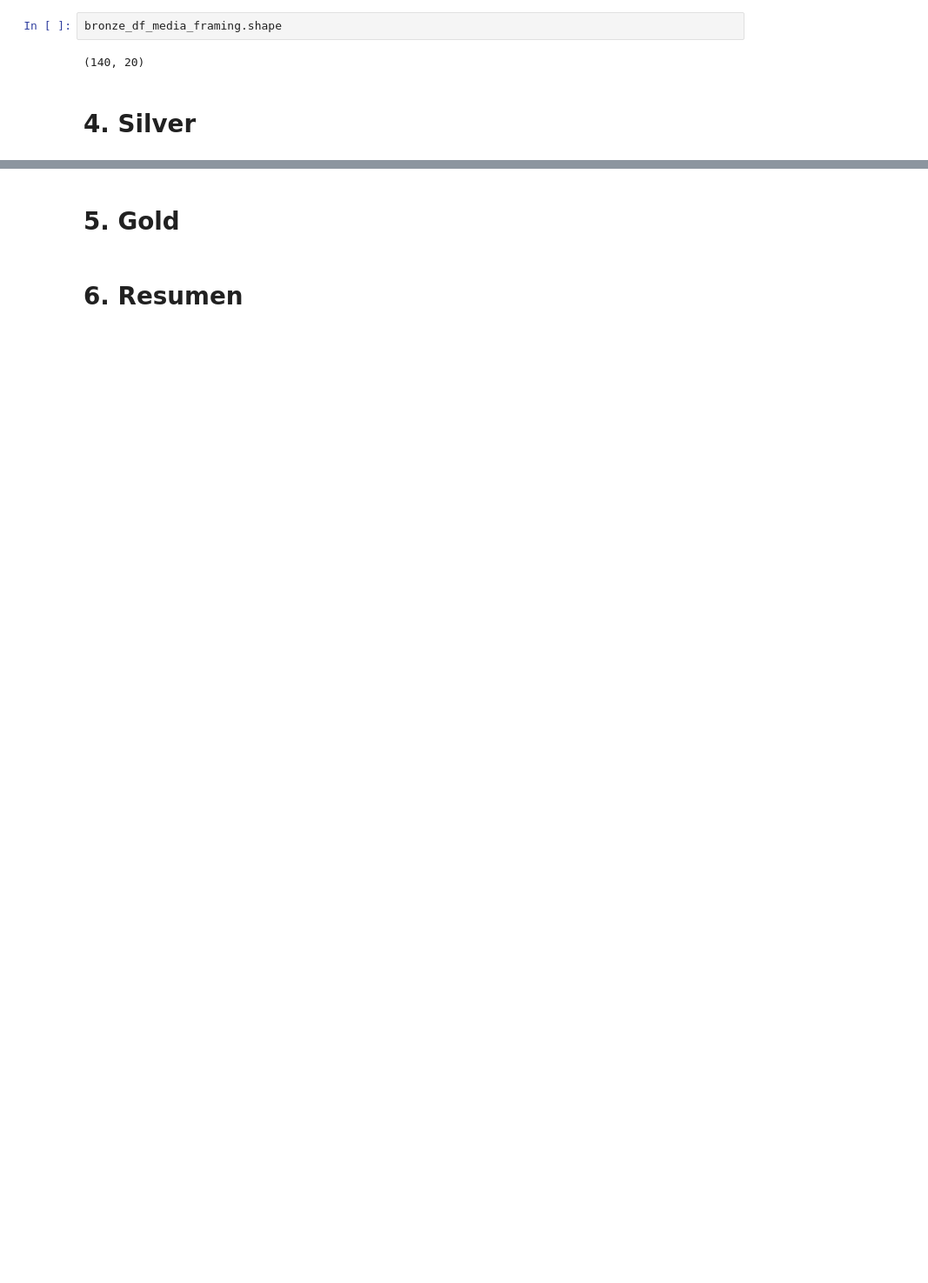
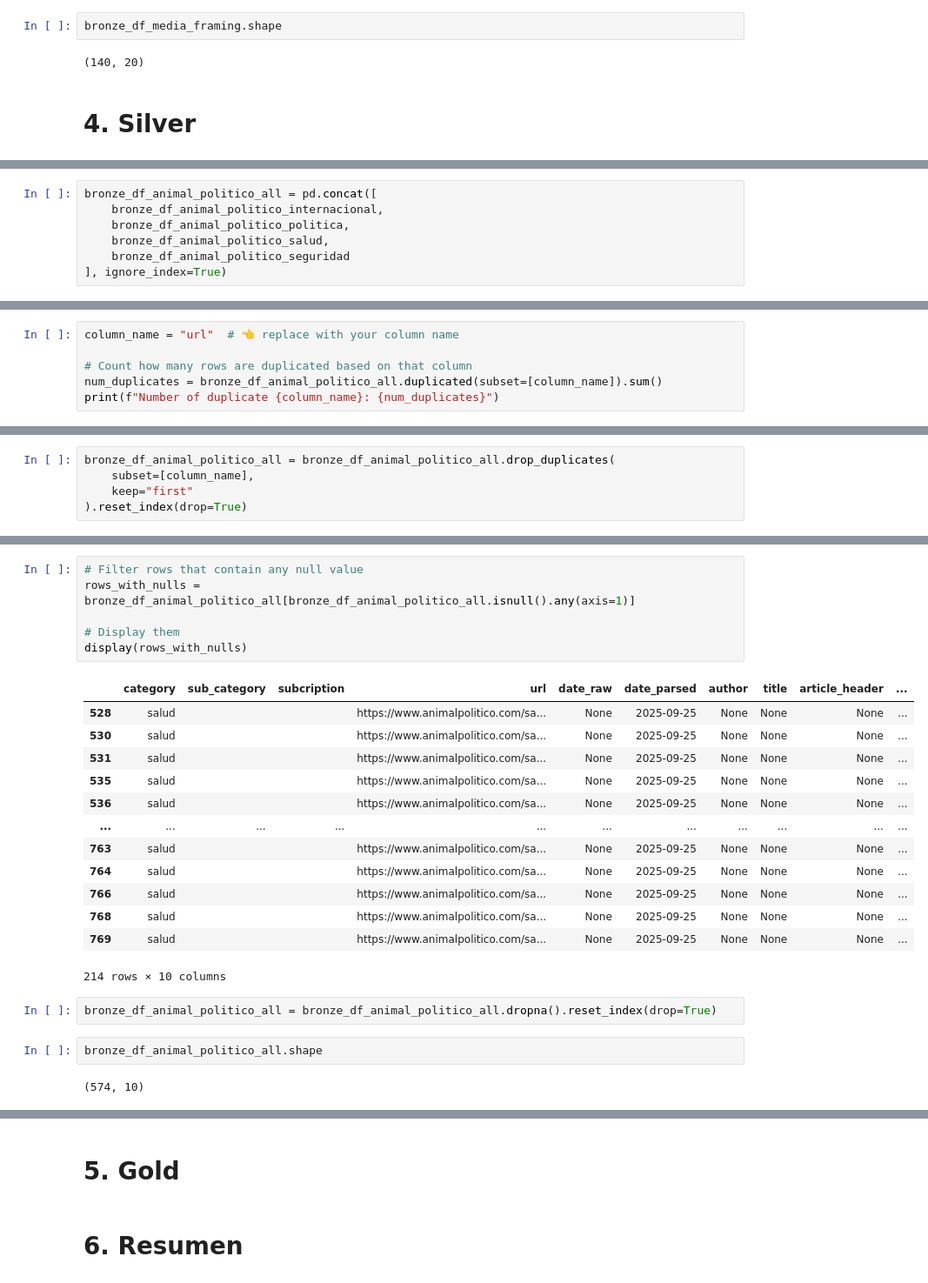
Before and after one commit to BlueAutomata/tesis-optimizacion-de-modelos-de-question-answering, a Jupyter notebook: src/notebooks/02_1_data_preprocessing.ipynb, the cells around one changed output, grey strips where cells are left out. Shown: that part at 87% size. Drawn from its saved outputs; the diff is of its cells as text; blank space fills up the shorter version.

Commit message:
add processing for animal politico for silver

```diff
--- a/src/notebooks/02_1_data_preprocessing.ipynb
+++ b/src/notebooks/02_1_data_preprocessing.ipynb
@@ -458,0 +465,7 @@ bronze_df_media_framing.shape
+# %%
+bronze_df_animal_politico_all = pd.concat([
+    bronze_df_animal_politico_internacional,
+    bronze_df_animal_politico_politica,
+    bronze_df_animal_politico_salud,
+    bronze_df_animal_politico_seguridad
+], ignore_index=True)
@@ -458,0 +478,6 @@ bronze_df_media_framing.shape
+# %%
+column_name = "url"  # 👈 replace with your column name
+
+# Count how many rows are duplicated based on that column
+num_duplicates = bronze_df_animal_politico_all.duplicated(subset=[column_name]).sum()
+print(f"Number of duplicate {column_name}: {num_duplicates}")
@@ -458,0 +486,5 @@ bronze_df_media_framing.shape
+# %%
+bronze_df_animal_politico_all = bronze_df_animal_politico_all.drop_duplicates(
+    subset=[column_name],
+    keep="first"
+).reset_index(drop=True)
@@ -458,0 +545,26 @@ bronze_df_media_framing.shape
+# %%
+# Filter rows that contain any null value
+rows_with_nulls = bronze_df_animal_politico_all[bronze_df_animal_politico_all.isnull().any(axis=1)]
+
+# Display them
+display(rows_with_nulls)
+# %% [output]
+|  | category | sub_category | subcription | url | date_raw | date_parsed | author | title | article_header | ... |
+| 528 | salud |  |  | https://www.animalpolitico.com/sa... | None | 2025-09-25 | None | None | None | ... |
+| 530 | salud |  |  | https://www.animalpolitico.com/sa... | None | 2025-09-25 | None | None | None | ... |
+| 531 | salud |  |  | https://www.animalpolitico.com/sa... | None | 2025-09-25 | None | None | None | ... |
+| 535 | salud |  |  | https://www.animalpolitico.com/sa... | None | 2025-09-25 | None | None | None | ... |
+| 536 | salud |  |  | https://www.animalpolitico.com/sa... | None | 2025-09-25 | None | None | None | ... |
+| ... | ... | ... | ... | ... | ... | ... | ... | ... | ... | ... |
+| 763 | salud |  |  | https://www.animalpolitico.com/sa... | None | 2025-09-25 | None | None | None | ... |
+| 764 | salud |  |  | https://www.animalpolitico.com/sa... | None | 2025-09-25 | None | None | None | ... |
+| 766 | salud |  |  | https://www.animalpolitico.com/sa... | None | 2025-09-25 | None | None | None | ... |
+| 768 | salud |  |  | https://www.animalpolitico.com/sa... | None | 2025-09-25 | None | None | None | ... |
+| 769 | salud |  |  | https://www.animalpolitico.com/sa... | None | 2025-09-25 | None | None | None | ... |
+214 rows × 10 columns
+# %%
+bronze_df_animal_politico_all = bronze_df_animal_politico_all.dropna().reset_index(drop=True)
+# %%
+bronze_df_animal_politico_all.shape
+# %% [output]
+(574, 10)
```
Also changed, not shown: parts of 26 cells of this notebook.
